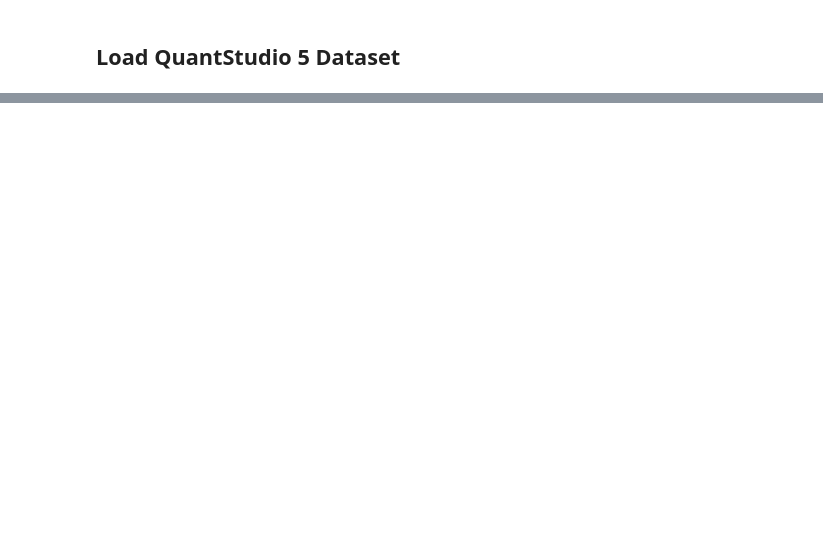
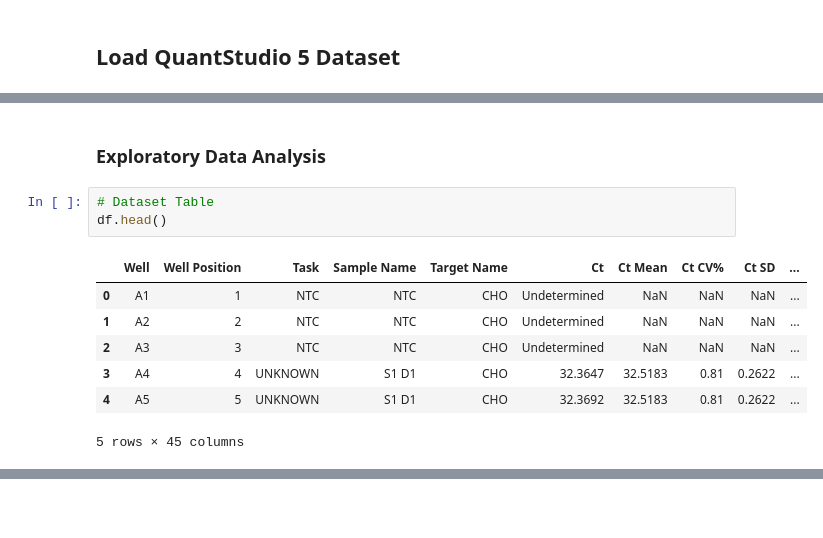
Before and after one commit to GabiRivera0011/resiDNA_workflows, a Jupyter notebook: Notebooks/01_Phase I.ipynb, the cells around one changed output, grey strips where cells are left out. Drawn from its saved outputs; the diff is of its cells as text; blank space fills up the shorter version.

```diff
--- a/Notebooks/01_Phase I.ipynb
+++ b/Notebooks/01_Phase I.ipynb
@@ -13,0 +167,13 @@
+# %% [markdown]
+### Exploratory Data Analysis
+# %%
+# Dataset Table
+df.head()
+# %% [output]
+|  | Well | Well Position | Task | Sample Name | Target Name | Ct | Ct Mean | Ct CV% | Ct SD | ... |
+| 0 | A1 | 1 | NTC | NTC | CHO | Undetermined | NaN | NaN | NaN | ... |
+| 1 | A2 | 2 | NTC | NTC | CHO | Undetermined | NaN | NaN | NaN | ... |
+| 2 | A3 | 3 | NTC | NTC | CHO | Undetermined | NaN | NaN | NaN | ... |
+| 3 | A4 | 4 | UNKNOWN | S1 D1 | CHO | 32.3647 | 32.5183 | 0.81 | 0.2622 | ... |
+| 4 | A5 | 5 | UNKNOWN | S1 D1 | CHO | 32.3692 | 32.5183 | 0.81 | 0.2622 | ... |
+5 rows × 45 columns
```
Also changed, not shown: parts of 25 cells of this notebook.
